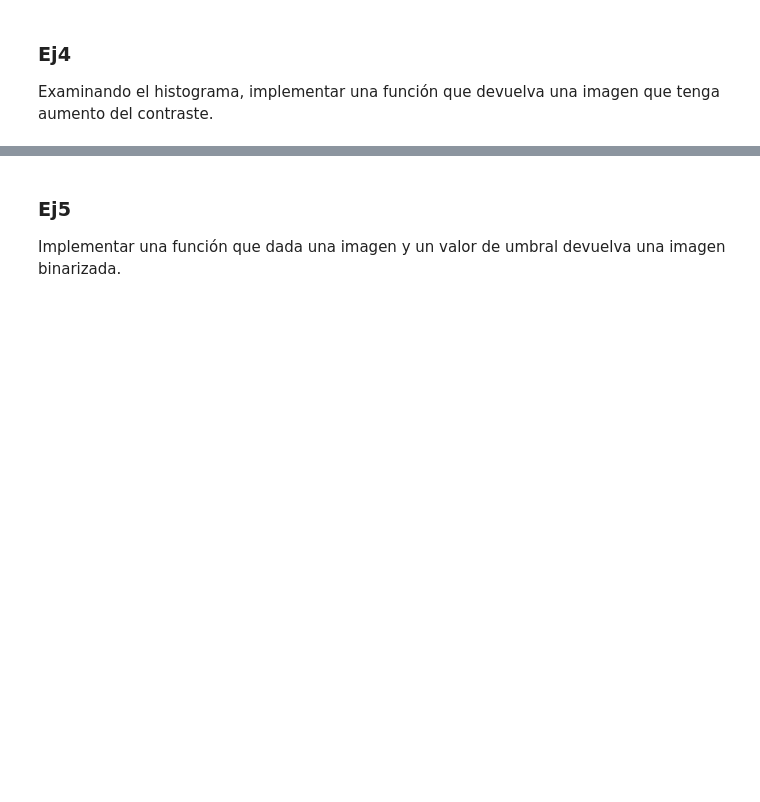
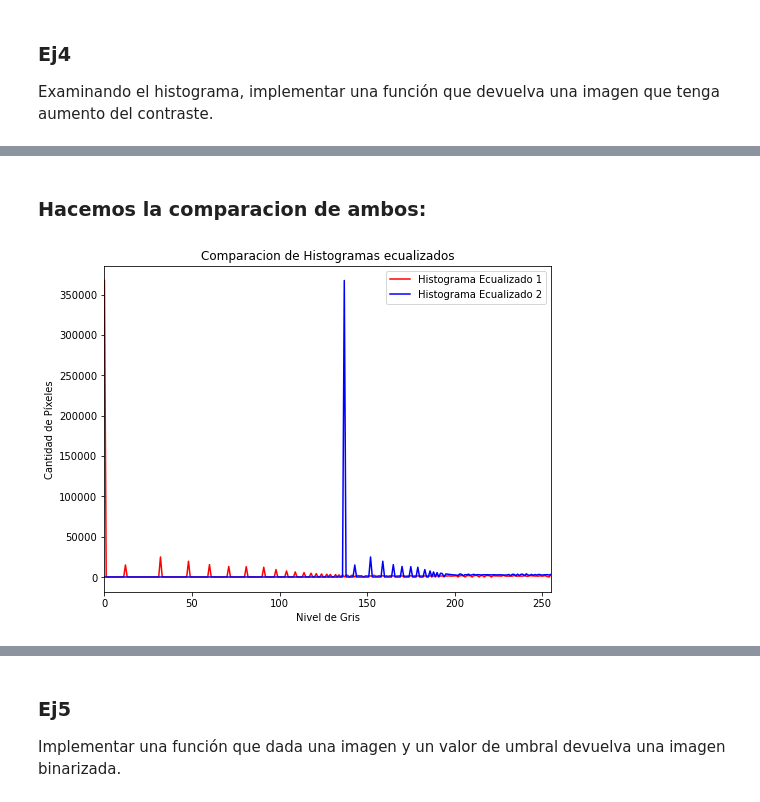
Before and after one commit to KenetC/ProcImg, a Jupyter notebook: Labos/Practica1.ipynb, the cells around one changed output, grey strips where cells are left out. Saved outputs shown, nothing was run; the diff lists cells and outputs as text; code cells hidden in the pictures; blank space fills up the shorter version.

```diff
--- a/Labos/Practica1.ipynb
+++ b/Labos/Practica1.ipynb
@@ -117,8 +112,10 @@ def equalization(cdf,l): # l = L - 1
     smin = cdf[0]
     equa = np.floor((cdf-smin)/(1-smin) * l + 0.5).astype(int)
     return equa
+# %% [markdown]
+### Hacemos la comparacion de ambos:
 # %%
-def f4(ruta:str):
+def comparacionEqua(ruta:str):
     img = cv2.imread(ruta,cv2.IMREAD_GRAYSCALE)
     if img is None:
         print("Error ruta no valida")
@@ -126,18 +123,28 @@ def f4(ruta:str):
     hist_original = f3(ruta)
     bins = np.iinfo(img.dtype).max + 1
     cdf = hist_original.cumsum() / img.size
-    equa = equalization(cdf,bins-1)
+    equa1 = equalization(cdf,bins-1)
     res_img = img.copy()
-    #equa2 = equalization2(cdf,U)
-    #print("equalization2",equa2.astype(int))
-    #print("equalization",equa)
+    equa2 = equalization2(cdf,U)
     X,Y = img.shape
-    hist_equ = np.zeros(bins)
+    hist_equ1 = np.zeros(bins)
+    hist_equ2 = np.zeros(bins)
     for i in range(X):
         for j in range(Y):
-            res_img[i,j] = equa[img[i,j]]
-    cv2.imshow('Original',img)
-    cv2.imshow("equa",res_img)
-    cv2.waitKey(0)
-    cv2.destroyAllWindows()
-    #return res_img
+            gris1 = equa1[img[i,j]]
+            gris2 = equa2[img[i,j]]
+            hist_equ1[gris1] += 1
+            hist_equ2[gris2] += 1
+    plt.figure(figsize=(8, 6))
+    plt.plot(hist_equ1, color='red',label='Histograma Ecualizado 1')
+    plt.plot(hist_equ2, color='blue',label='Histograma Ecualizado 2')
+    plt.legend()
+    plt.title('Comparacion de Histogramas ecualizados')
+    plt.xlabel('Nivel de Gris')
+    plt.ylabel('Cantidad de Píxeles')
+    plt.xlim([0,bins-1])
+    plt.show()
+# %%
+comparacionEqua(ruta1)
+# %% [output]
+[figure, added]
```
Also changed, not shown: parts of 19 cells of this notebook.
